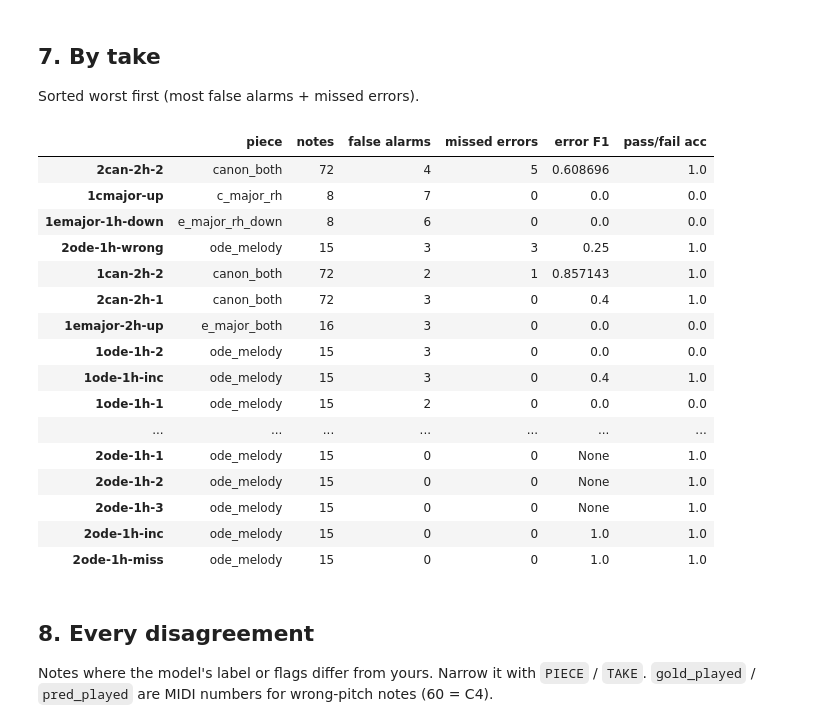
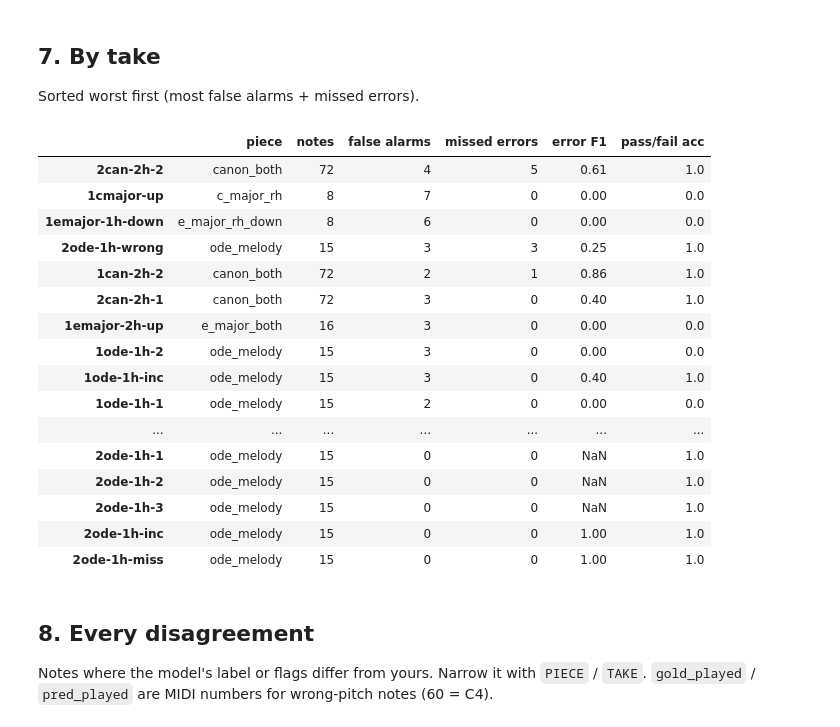
Before and after one commit to thomaschin35/automatic-piano-evaluation-hmm, a Jupyter notebook: eval/results.ipynb, the cells around one changed output. Cells and saved outputs as stored; diff of their text form; code cells hidden in the pictures.

```diff
--- a/eval/results.ipynb
+++ b/eval/results.ipynb
@@ -155,27 +156,27 @@ Sorted worst first (most false alarms + missed errors).
 # %%
 by_take = pd.DataFrame({t: summary_row(b) for t, b in metrics["by_take"].items()}).T
 by_take.insert(0, "piece", notes.groupby("take")["piece"].first())
 by_take["problems"] = by_take["false alarms"] + by_take["missed errors"]
 display(by_take.sort_values(["problems", "piece"], ascending=[False, True])
-        [["piece", "notes", "false alarms", "missed errors", "error F1", "pass/fail acc"]].round(2))
+        [["piece", "notes", "false alarms", "missed errors", "error F1", "pass/fail acc"]].infer_objects().round(2))
 # %% [output]
 |  | piece | notes | false alarms | missed errors | error F1 | pass/fail acc |
-| 2can-2h-2 | canon_both | 72 | 4 | 5 | 0.608696 | 1.0 |
-| 1cmajor-up | c_major_rh | 8 | 7 | 0 | 0.0 | 0.0 |
-| 1emajor-1h-down | e_major_rh_down | 8 | 6 | 0 | 0.0 | 0.0 |
+| 2can-2h-2 | canon_both | 72 | 4 | 5 | 0.61 | 1.0 |
+| 1cmajor-up | c_major_rh | 8 | 7 | 0 | 0.00 | 0.0 |
+| 1emajor-1h-down | e_major_rh_down | 8 | 6 | 0 | 0.00 | 0.0 |
 | 2ode-1h-wrong | ode_melody | 15 | 3 | 3 | 0.25 | 1.0 |
-| 1can-2h-2 | canon_both | 72 | 2 | 1 | 0.857143 | 1.0 |
-| 2can-2h-1 | canon_both | 72 | 3 | 0 | 0.4 | 1.0 |
-| 1emajor-2h-up | e_major_both | 16 | 3 | 0 | 0.0 | 0.0 |
-| 1ode-1h-2 | ode_melody | 15 | 3 | 0 | 0.0 | 0.0 |
-| 1ode-1h-inc | ode_melody | 15 | 3 | 0 | 0.4 | 1.0 |
-| 1ode-1h-1 | ode_melody | 15 | 2 | 0 | 0.0 | 0.0 |
+| 1can-2h-2 | canon_both | 72 | 2 | 1 | 0.86 | 1.0 |
+| 2can-2h-1 | canon_both | 72 | 3 | 0 | 0.40 | 1.0 |
+| 1emajor-2h-up | e_major_both | 16 | 3 | 0 | 0.00 | 0.0 |
+| 1ode-1h-2 | ode_melody | 15 | 3 | 0 | 0.00 | 0.0 |
+| 1ode-1h-inc | ode_melody | 15 | 3 | 0 | 0.40 | 1.0 |
+| 1ode-1h-1 | ode_melody | 15 | 2 | 0 | 0.00 | 0.0 |
 | ... | ... | ... | ... | ... | ... | ... |
-| 2ode-1h-1 | ode_melody | 15 | 0 | 0 | None | 1.0 |
-| 2ode-1h-2 | ode_melody | 15 | 0 | 0 | None | 1.0 |
-| 2ode-1h-3 | ode_melody | 15 | 0 | 0 | None | 1.0 |
-| 2ode-1h-inc | ode_melody | 15 | 0 | 0 | 1.0 | 1.0 |
-| 2ode-1h-miss | ode_melody | 15 | 0 | 0 | 1.0 | 1.0 |
+| 2ode-1h-1 | ode_melody | 15 | 0 | 0 | NaN | 1.0 |
+| 2ode-1h-2 | ode_melody | 15 | 0 | 0 | NaN | 1.0 |
+| 2ode-1h-3 | ode_melody | 15 | 0 | 0 | NaN | 1.0 |
+| 2ode-1h-inc | ode_melody | 15 | 0 | 0 | 1.00 | 1.0 |
+| 2ode-1h-miss | ode_melody | 15 | 0 | 0 | 1.00 | 1.0 |
 # %% [markdown]
 ## 8. Every disagreement
 Notes where the model's label or flags differ from yours. Narrow it with `PIECE` / `TAKE`.
```
Also changed, not shown: parts of 12 cells of this notebook, 9 other files.
